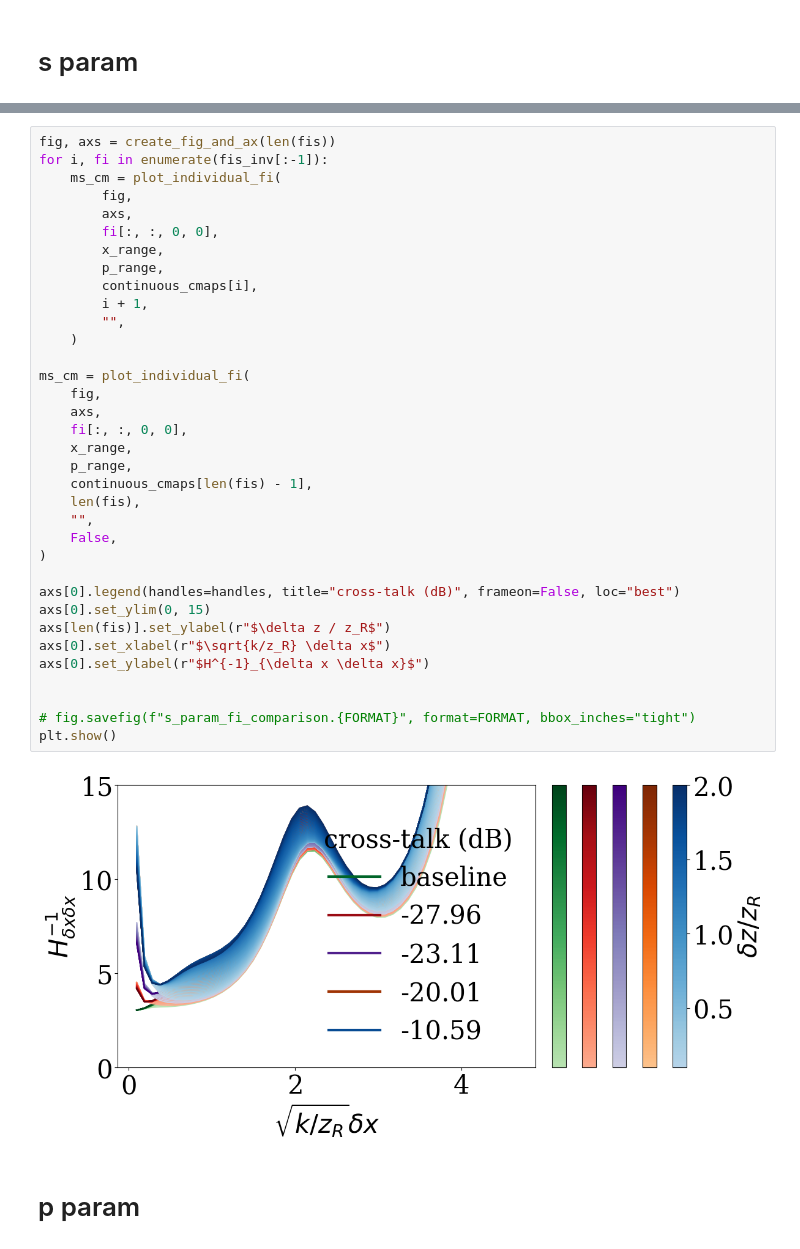
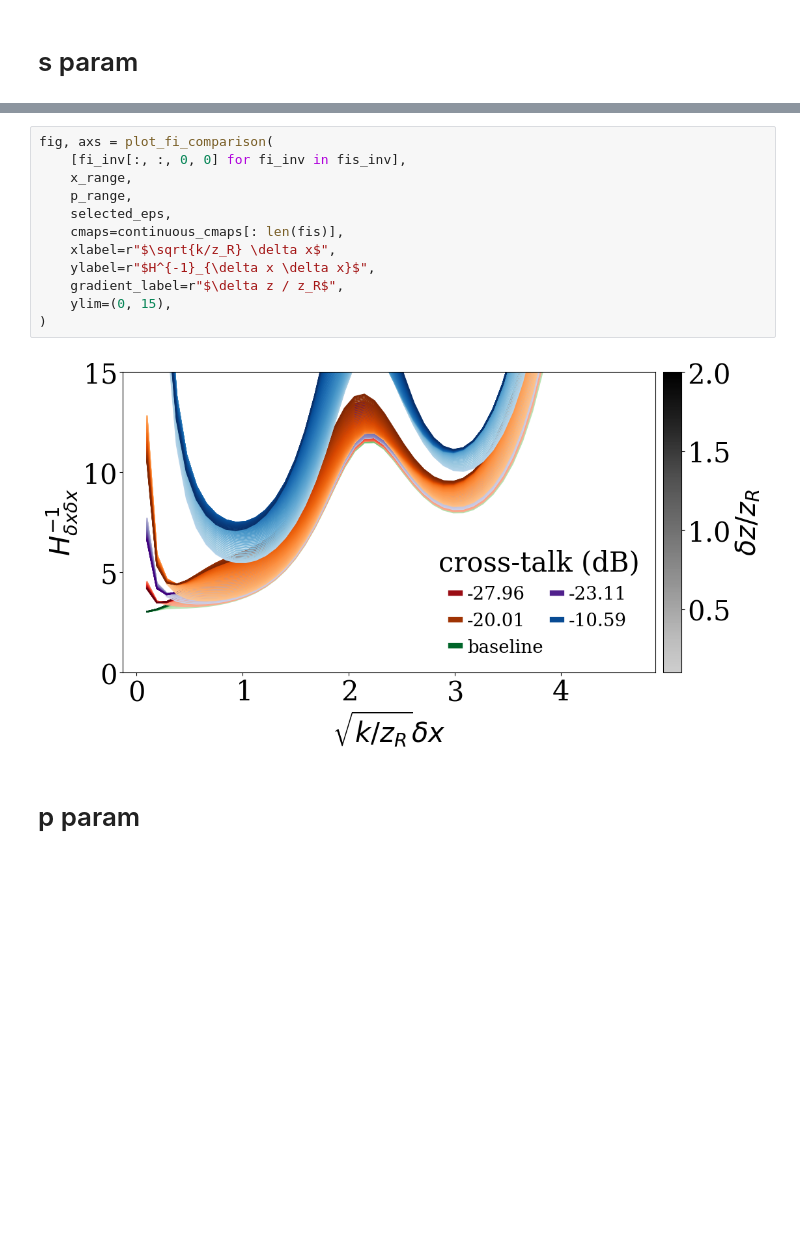
Before and after one commit to jernejfrank/rayfish, a Jupyter notebook: examples/distance_3_point_sources_mixing_hg_xy/simulation.ipynb, the cells around one changed output, grey strips where cells are left out. Drawn from its saved outputs; the diff is of its cells as text; blank space fills up the shorter version.

```diff
--- a/examples/distance_3_point_sources_mixing_hg_xy/simulation.ipynb
+++ b/examples/distance_3_point_sources_mixing_hg_xy/simulation.ipynb
@@ -171,40 +94,17 @@ plt.show()
 # %%
-fig, axs = create_fig_and_ax(len(fis))
-for i, fi in enumerate(fis_inv[:-1]):
-    ms_cm = plot_individual_fi(
-        fig,
-        axs,
-        fi[:, :, 0, 0],
-        x_range,
-        p_range,
-        continuous_cmaps[i],
-        i + 1,
-        "",
-    )
-
-ms_cm = plot_individual_fi(
-    fig,
-    axs,
-    fi[:, :, 0, 0],
+fig, axs = plot_fi_comparison(
+    [fi_inv[:, :, 0, 0] for fi_inv in fis_inv],
     x_range,
     p_range,
-    continuous_cmaps[len(fis) - 1],
-    len(fis),
-    "",
-    False,
+    selected_eps,
+    cmaps=continuous_cmaps[: len(fis)],
+    xlabel=r"$\sqrt{k/z_R} \delta x$",
+    ylabel=r"$H^{-1}_{\delta x \delta x}$",
+    gradient_label=r"$\delta z / z_R$",
+    ylim=(0, 15),
 )
-
-axs[0].legend(handles=handles, title="cross-talk (dB)", frameon=False, loc="best")
-axs[0].set_ylim(0, 15)
-axs[len(fis)].set_ylabel(r"$\delta z / z_R$")
-axs[0].set_xlabel(r"$\sqrt{k/z_R} \delta x$")
-axs[0].set_ylabel(r"$H^{-1}_{\delta x \delta x}$")
-
-
-# fig.savefig(f"s_param_fi_comparison.{FORMAT}", format=FORMAT, bbox_inches="tight")
-plt.show()
 # %% [output]
-[figure, old version]
+[figure, new version]
 # %% [markdown]
 # p param
 # %%
```
Also changed, not shown: parts of 9 cells of this notebook, 1 other file.
